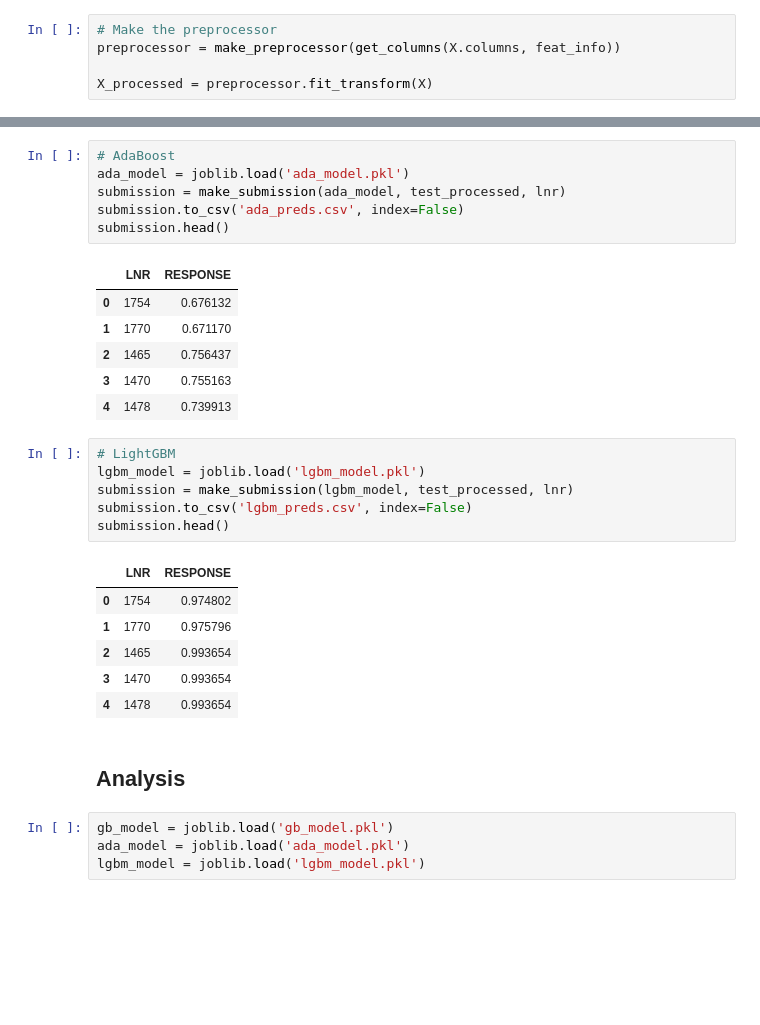
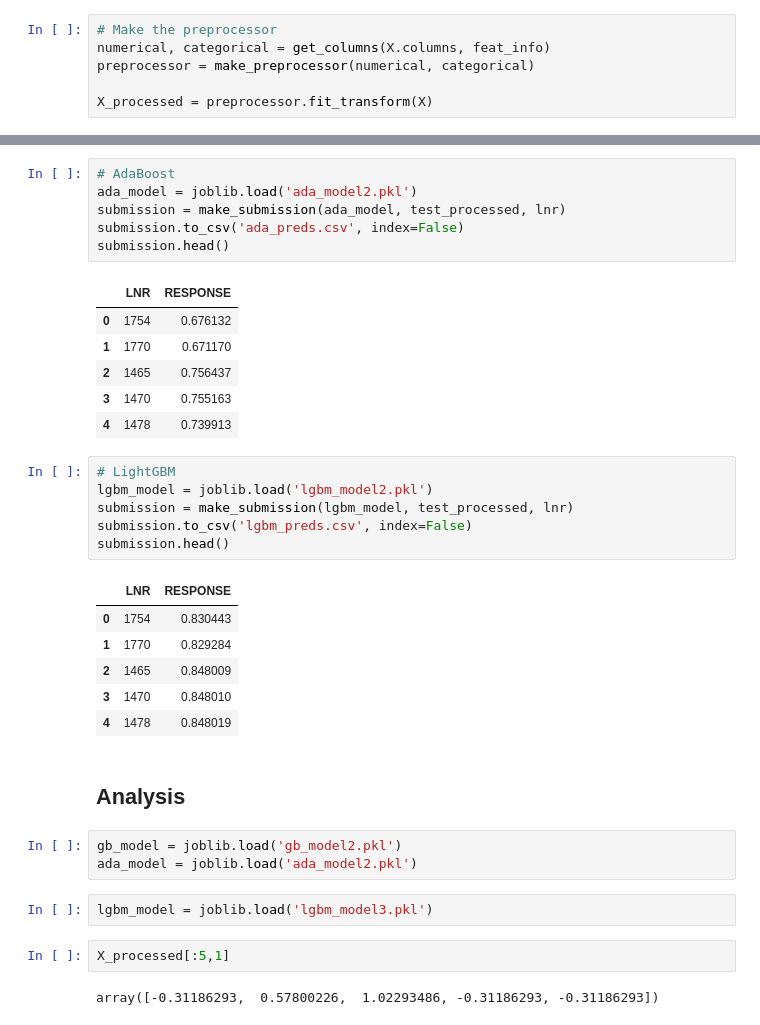
Before and after one commit to mkeisenbach/arvato, a Jupyter notebook: supervised/Supervised Learning Using Ensemble Methods.ipynb, the cells around one changed output, grey strips where cells are left out. Drawn from its saved outputs; the diff is of its cells as text; blank space fills up the shorter version.

Commit message:
feat: improve models and reran with fixed proprocessing

```diff
--- a/supervised/Supervised Learning Using Ensemble Methods.ipynb
+++ b/supervised/Supervised Learning Using Ensemble Methods.ipynb
@@ -30,6 +33,7 @@ feat_info = pd.read_csv('../features.csv')
 feat_info.set_index('attribute', inplace=True)
 # %%
 # Make the preprocessor
-preprocessor = make_preprocessor(get_columns(X.columns, feat_info))
+numerical, categorical = get_columns(X.columns, feat_info)
+preprocessor = make_preprocessor(numerical, categorical)
 
 X_processed = preprocessor.fit_transform(X)
@@ -215,7 +292,7 @@ submission.head()
 | 4 | 1478 | 0.988564 |
 # %%
 # AdaBoost
-ada_model = joblib.load('ada_model.pkl')
+ada_model = joblib.load('ada_model2.pkl')
 submission = make_submission(ada_model, test_processed, lnr)
 submission.to_csv('ada_preds.csv', index=False)
 submission.head()
@@ -228,20 +305,25 @@ submission.head()
 | 4 | 1478 | 0.739913 |
 # %%
 # LightGBM
-lgbm_model = joblib.load('lgbm_model.pkl')
+lgbm_model = joblib.load('lgbm_model2.pkl')
 submission = make_submission(lgbm_model, test_processed, lnr)
 submission.to_csv('lgbm_preds.csv', index=False)
 submission.head()
 # %% [output]
 |  | LNR | RESPONSE |
-| 0 | 1754 | 0.974802 |
-| 1 | 1770 | 0.975796 |
-| 2 | 1465 | 0.993654 |
-| 3 | 1470 | 0.993654 |
-| 4 | 1478 | 0.993654 |
+| 0 | 1754 | 0.830443 |
+| 1 | 1770 | 0.829284 |
+| 2 | 1465 | 0.848009 |
+| 3 | 1470 | 0.848010 |
+| 4 | 1478 | 0.848019 |
 # %% [markdown]
 ## Analysis
 # %%
-gb_model = joblib.load('gb_model.pkl')
-ada_model = joblib.load('ada_model.pkl')
-lgbm_model = joblib.load('lgbm_model.pkl')
+gb_model = joblib.load('gb_model2.pkl')
+ada_model = joblib.load('ada_model2.pkl')
+# %%
+lgbm_model = joblib.load('lgbm_model3.pkl')
+# %%
+X_processed[:5,1]
+# %% [output]
+array([-0.31186293,  0.57800226,  1.02293486, -0.31186293, -0.31186293])
```
Also changed, not shown: parts of 22 cells of this notebook.
